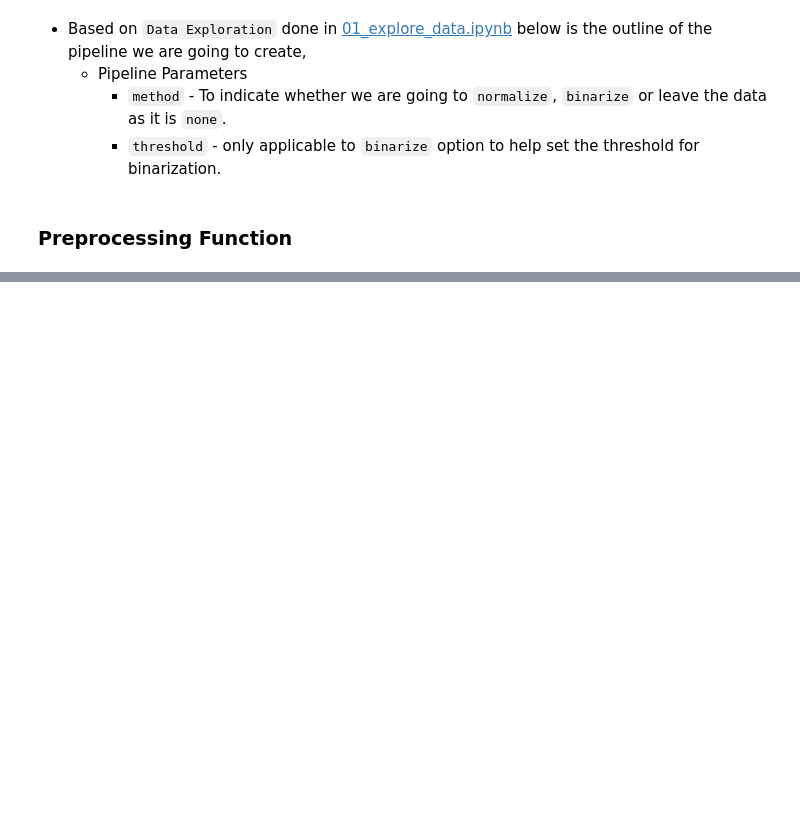
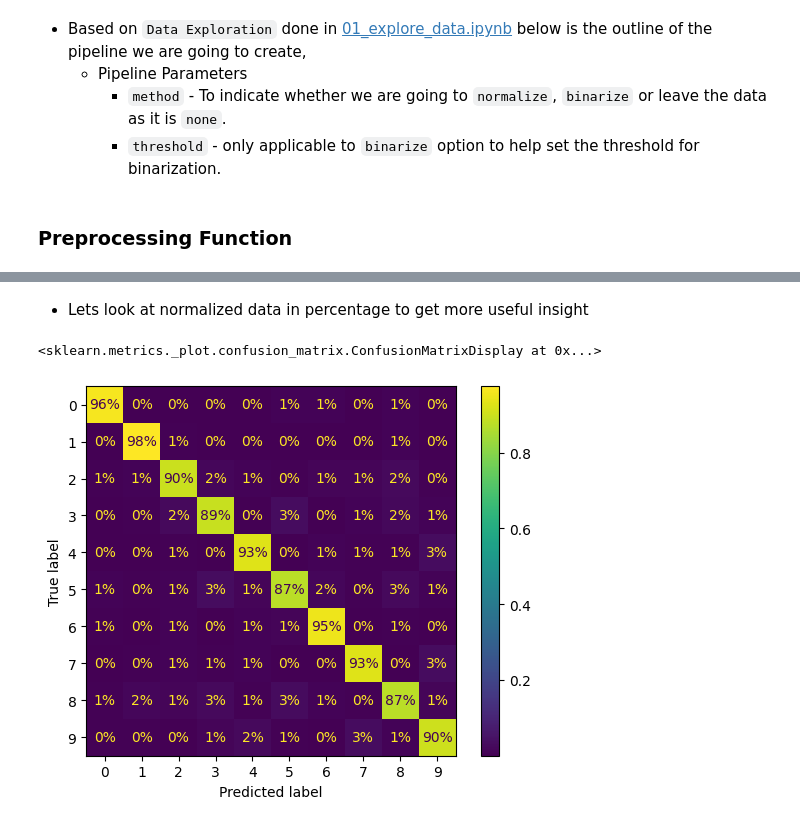
Before and after one commit to gaurangdave/mnist_digits_recognition, a Jupyter notebook: notebooks/02_transform_data.ipynb, the cells around one changed output, grey strips where cells are left out. Drawn from its saved outputs; the diff is of its cells as text; code cells hidden in the pictures; blank space fills up the shorter version.

```diff
--- a/notebooks/02_transform_data.ipynb
+++ b/notebooks/02_transform_data.ipynb
@@ -182,0 +301,7 @@ def preprocess_data(data, method="none", threshold = 128):
+# %% [markdown]
+* Lets look at normalized data in percentage to get more useful insight
+# %%
+ConfusionMatrixDisplay.from_predictions(train_Y, predictions, normalize="true", values_format=".0%")
+# %% [output]
+<sklearn.metrics._plot.confusion_matrix.ConfusionMatrixDisplay at 0x...>
+[figure, added]
```
Also changed, not shown: parts of 28 cells of this notebook.
